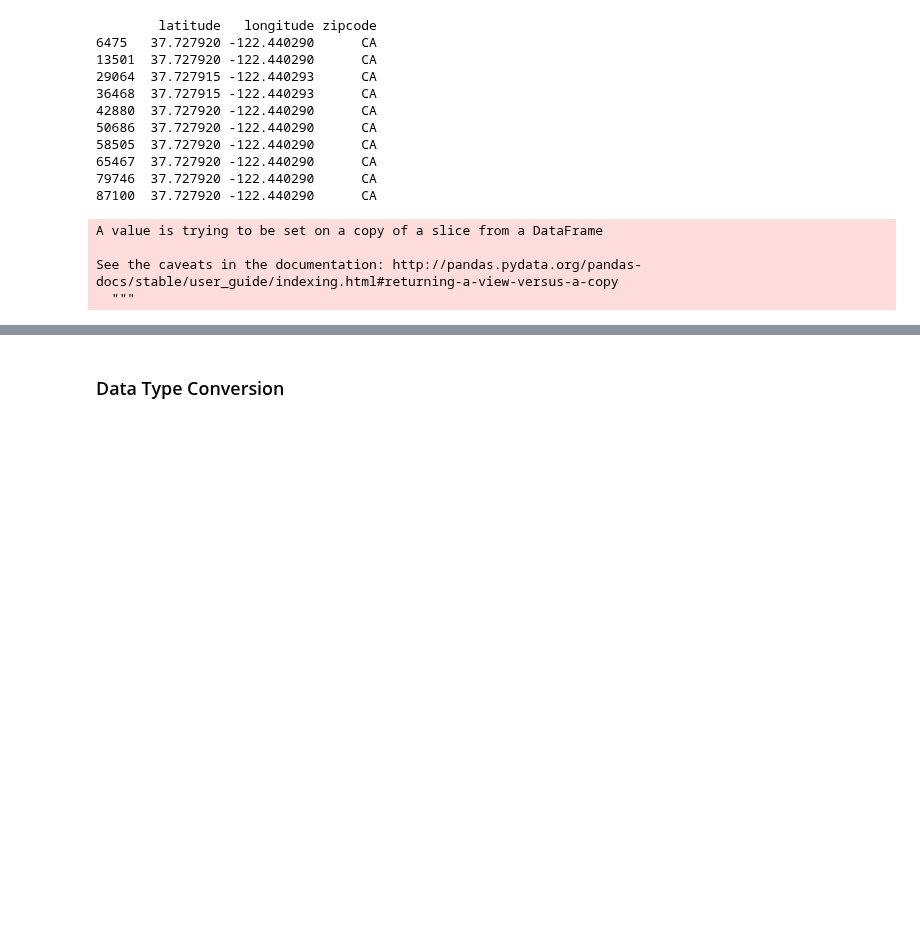
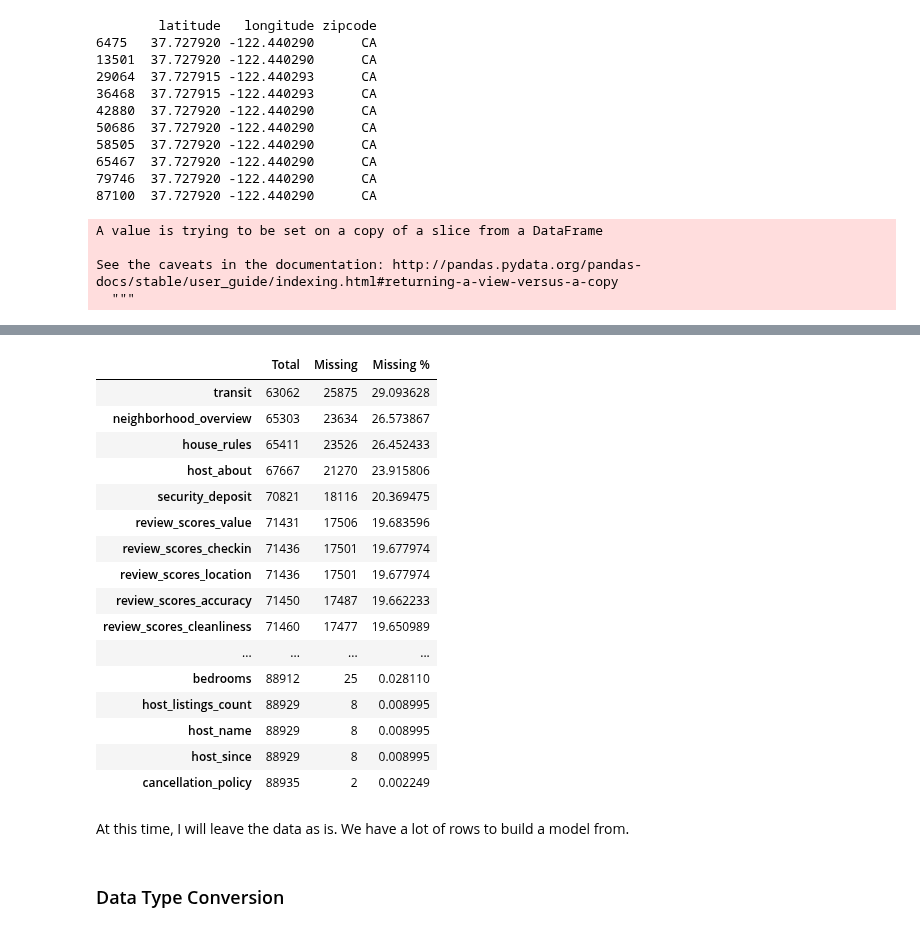
Before and after one commit to KishenSharma6/Airbnb-SF, a Jupyter notebook: Project Codes/Data Cleaning Scripts/Airbnb Listings Data Cleaning.ipynb, the cells around one changed output, grey strips where cells are left out. Drawn from its saved outputs; the diff is of its cells as text; code cells hidden in the pictures; blank space fills up the shorter version.

Commit message:
Cleaning completed through Data Type Conversion

```diff
--- a/Project Codes/Data Cleaning Scripts/Airbnb Listings Data Cleaning.ipynb
+++ b/Project Codes/Data Cleaning Scripts/Airbnb Listings Data Cleaning.ipynb
@@ -105,0 +112,9 @@ Updated listings shape: (88937, 93)
+# %%
+#Cols to drop
+cols = ['street', 'smart_location','neighbourhood']
+
+#Dropping redundant columns
+listings.drop(columns=cols, inplace=True)
+
+#Updated listings shape
+print('Updated listings shape:', listings.shape)
@@ -243,2 +303,5 @@ listings[cols].head(3)
+# %%
+#convert 'a week ago' to '1 week ago' in calendar_updated
+listings['calendar_updated'].replace('a week ago', '1 week ago', inplace=True)
 # %% [markdown]
 **Zipcode**
@@ -356,3 +362,45 @@ Name: city, dtype: int64
+# %%
+#Total data points available
+total = listings.notna().sum().sort_values(ascending=True)
+
+#Capture total number of missing data per column
+total_missing = listings.isna().sum().sort_values(ascending=False)
+
+#Calculate the % of missing data per column
+percent = (listings.isnull().sum()/listings.isnull().count()).sort_values(ascending=False)
+
+
+#Concatenate into a pd dataframe
+missing_data = pd.concat([total, total_missing, percent], axis=1, keys=['Total','Missing', 'Missing %'])
+
+#Format percentage
+missing_data['Missing %'] = missing_data['Missing %'].apply(lambda x: x * 100)
+
+#Sort missing_data by Missing Percent
+missing_data= missing_data.sort_values(by = 'Missing %', ascending=False)
+
+#View columns with data missing
+missing_data.loc[missing_data['Missing %'] > 0]
+# %% [output]
+|  | Total | Missing | Missing % |
+| transit | 63062 | 25875 | 29.093628 |
+| neighborhood_overview | 65303 | 23634 | 26.573867 |
+| house_rules | 65411 | 23526 | 26.452433 |
+| host_about | 67667 | 21270 | 23.915806 |
+| security_deposit | 70821 | 18116 | 20.369475 |
+| review_scores_value | 71431 | 17506 | 19.683596 |
+| review_scores_checkin | 71436 | 17501 | 19.677974 |
+| review_scores_location | 71436 | 17501 | 19.677974 |
+| review_scores_accuracy | 71450 | 17487 | 19.662233 |
+| review_scores_cleanliness | 71460 | 17477 | 19.650989 |
+| ... | ... | ... | ... |
+| bedrooms | 88912 | 25 | 0.028110 |
+| host_listings_count | 88929 | 8 | 0.008995 |
+| host_name | 88929 | 8 | 0.008995 |
+| host_since | 88929 | 8 | 0.008995 |
+| cancellation_policy | 88935 | 2 | 0.002249 |
+# %% [markdown]
+At this time, I will leave the data as is. We have a lot of rows to build a model from.
 # %% [markdown]
 ### Data Type Conversion
 # %% [markdown]
```
Also changed, not shown: parts of 32 cells of this notebook.
